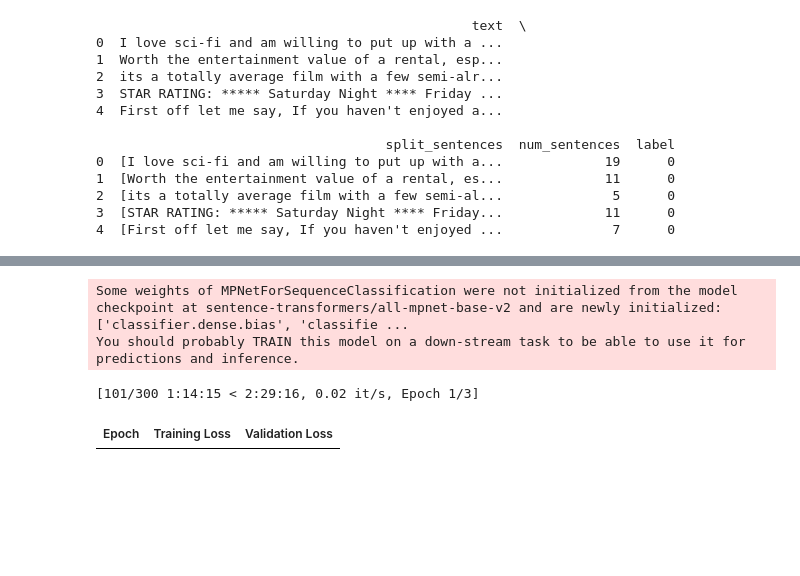
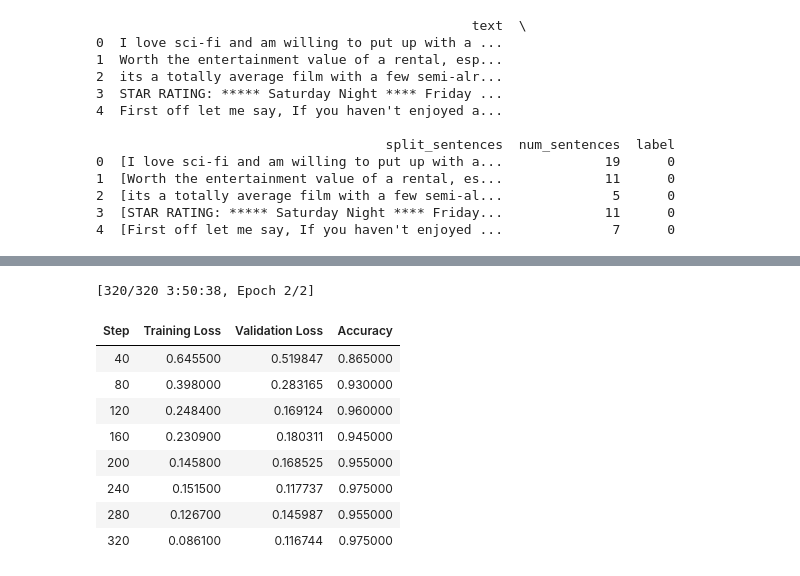
Before and after one commit to n-albert/Sentence-Transformer-Implementation, a Jupyter notebook: Finetuning_a_Sentence_Transformer_model_for_Text_Classfication.ipynb, the cells around one changed output, grey strips where cells are left out. Cells and saved outputs as stored; diff of their text form; code cells hidden in the pictures; blank space fills up the shorter version.

Commit message:
Uploading a notebook for finetuning for text classification that has one full run.

```diff
--- a/Finetuning_a_Sentence_Transformer_model_for_Text_Classfication.ipynb
+++ b/Finetuning_a_Sentence_Transformer_model_for_Text_Classfication.ipynb
@@ -374,14 +397,20 @@ def preprocess_text_into_tokens_function(input_data, column_to_tokenize):
 
 # Here is the method from the tutorial
 def preprocess_function(examples):
-    return sentence_transfomer_tokenizer(examples["text"], truncation=True)
+    return sentence_transfomer_tokenizer(examples["text"], truncation=True, padding=True, max_length=512)
 
 # Converting from pandas.DataFrame to datasets.Dataset
 train_datasets_object = to_datasets_Dataset_object(imdb_train_ds)
+validation_datasets_object = to_datasets_Dataset_object(imdb_validation_ds)
+
 test_datasets_object = to_datasets_Dataset_object(imdb_test_ds)
 
 tokenized_imdb_train_ds = train_datasets_object.map(preprocess_function, batched=True)
+tokenized_imdb_validation_ds = validation_datasets_object.map(preprocess_function, batched=True)
+
 tokenized_imdb_test_ds = test_datasets_object.map(preprocess_function, batched=True)
 
 print(tokenized_imdb_train_ds[0])
+print(tokenized_imdb_validation_ds[0])
+print(tokenized_imdb_test_ds[0])
 # %% [output]
@@ -388,0 +420,11 @@ print(tokenized_imdb_train_ds[0])
+# %%
+# Pass in a dataset object that only has "attention_mask," "input_ids," and "label" as values
+# So we remove the text column
+tokenized_imdb_train_ds = tokenized_imdb_train_ds.remove_columns(['text'])
+tokenized_imdb_validation_ds = tokenized_imdb_validation_ds.remove_columns(['text'])
+# tokenized_imdb_test_ds = tokenized_imdb_test_ds.remove_columns(['text'])
+
+# Set the format to pytorch tensors
+tokenized_imdb_train_ds.set_format('torch')
+tokenized_imdb_validation_ds.set_format('torch')
+tokenized_imdb_test_ds.set_format('torch')
@@ -389,56 +441,58 @@ print(tokenized_imdb_train_ds[0])
 # %%
-# We load a pretrained sentence transformer model
-# imbd_sentence_classifier_model = AutoModelForSequenceClassification.from_pretrained("sentence-transformers/all-mpnet-base-v2", num_labels=2, id2label=id2label, label2id=label2id, low_cpu_mem_usage=True)
-imbd_sentence_classifier_model = AutoModelForSequenceClassification.from_pretrained("sentence-transformers/all-mpnet-base-v2", num_labels=2, id2label=id2label, label2id=label2id)
-# And a data collator for the trainer
-data_collator = DataCollatorWithPadding(tokenizer=sentence_transfomer_tokenizer)
-
-# Pass in a dataset object that only has "attention_mask," "input_ids," and "label" as values
-# So we remove the text column
-tokenized_imdb_train_ds = tokenized_imdb_train_ds.remove_columns(['text'])
-tokenized_imdb_test_ds = tokenized_imdb_test_ds.remove_columns(['text'])
-
-# Set the format to pytorch tensors
-tokenized_imdb_train_ds.set_format('torch')
-
 # I noticed that the notebook crashes when the batch size is 16 and
 # that the notebook runtype is CPU only
 # So I will change the batch size to 8 when it is on CPU only
 
 if is_gpu_connected == False:
-  batch_size = 8
+  batch_size = 5 # CPU crashes at a lot values, including 8
+  training_loop_steps = 40
 else:
-  batch_size = 16 # This number can be experimented with
+  batch_size = 20 # This number can be experimented with
+  training_loop_steps = 200
 
 # Establishing trainer
 training_args = TrainingArguments(
     output_dir="NA_imdb_trained_sentence_transformer",
     learning_rate=2e-5,
     per_device_train_batch_size=batch_size,
     per_device_eval_batch_size=batch_size,
-    num_train_epochs=3,
+    num_train_epochs=2,
     weight_decay=0.01,
-    eval_strategy="epoch",
-    save_strategy="epoch",
-    use_cpu=False,
-    report_to=["none"]
+    eval_strategy="steps",
+    save_strategy="steps",
+    save_total_limit=2,
+    save_steps=training_loop_steps,
+    eval_steps=training_loop_steps,
+    logging_steps=training_loop_steps,
+    # use_cpu=False,
+    report_to=["none"],
+    load_best_model_at_end=True,
+    metric_for_best_model="eval_loss"
 )
 
 trainer = Trainer(
     model=imbd_sentence_classifier_model,
     args=training_args,
     train_dataset=tokenized_imdb_train_ds,
-    eval_dataset=tokenized_imdb_test_ds,
+    eval_dataset=tokenized_imdb_validation_ds,
     tokenizer=sentence_transfomer_tokenizer,
     data_collator=data_collator,
     compute_metrics=compute_metrics
 )
 
 trainer.train()
+
+trainer.save_model("IMDB_reviews_dataset_finetuned_sentence_transformer")
 # %% [output]
-Some weights of MPNetForSequenceClassification were not initialized from the model checkpoint at sentence-transformers/all-mpnet-base-v2 and are newly initialized: ['classifier.dense.bias', 'classifie ...
-You should probably TRAIN this model on a down-stream task to be able to use it for predictions and inference.
+[320/320 3:50:38, Epoch 2/2]
-[101/300 1:14:15 < 2:29:16, 0.02 it/s, Epoch 1/3]
-| Epoch | Training Loss | Validation Loss |
+| Step | Training Loss | Validation Loss | Accuracy |
+| 40 | 0.645500 | 0.519847 | 0.865000 |
+| 80 | 0.398000 | 0.283165 | 0.930000 |
+| 120 | 0.248400 | 0.169124 | 0.960000 |
+| 160 | 0.230900 | 0.180311 | 0.945000 |
+| 200 | 0.145800 | 0.168525 | 0.955000 |
+| 240 | 0.151500 | 0.117737 | 0.975000 |
+| 280 | 0.126700 | 0.145987 | 0.955000 |
+| 320 | 0.086100 | 0.116744 | 0.975000 |
 # %%
 text = "The original Korean version of this movie was allegedly superior to the American one. I haven't seen either of them, so I can't comment on it, but a lot of people nowadays say they vastly prefer the American version."
```
Also changed, not shown: parts of 19 cells of this notebook.
